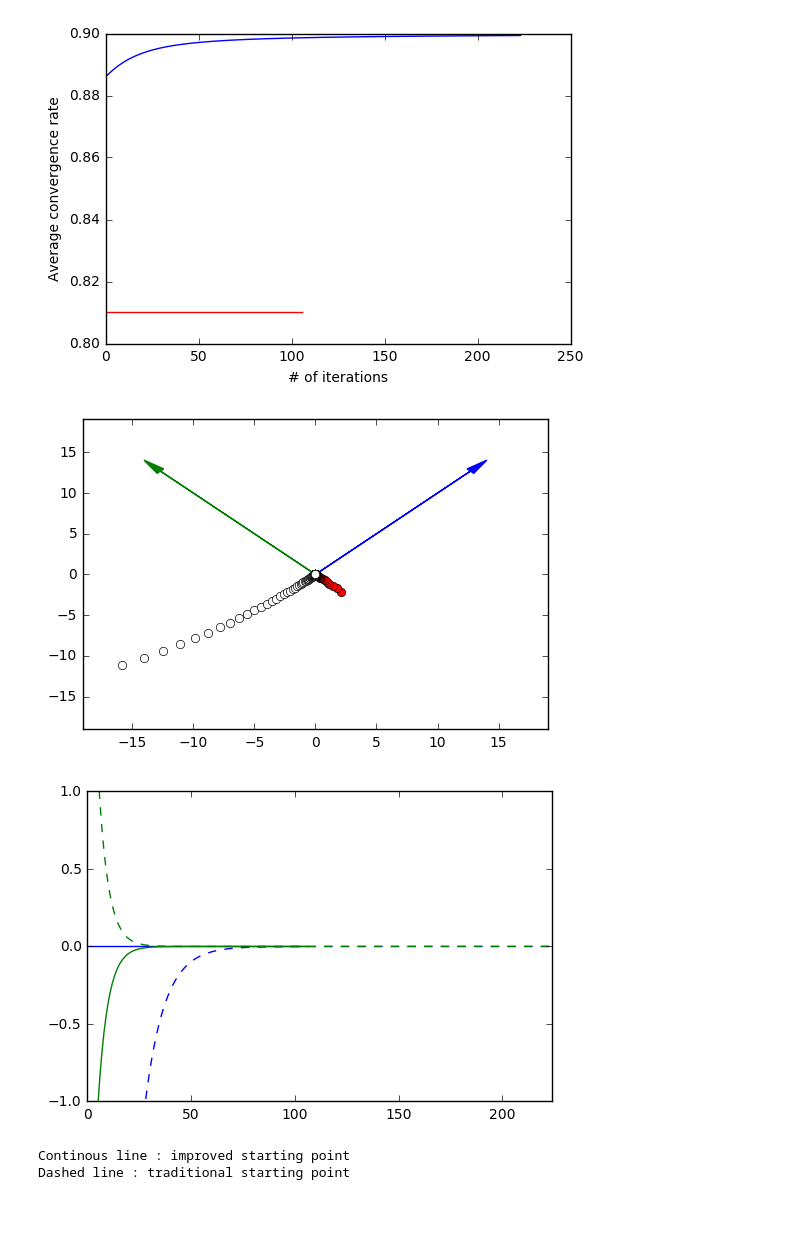
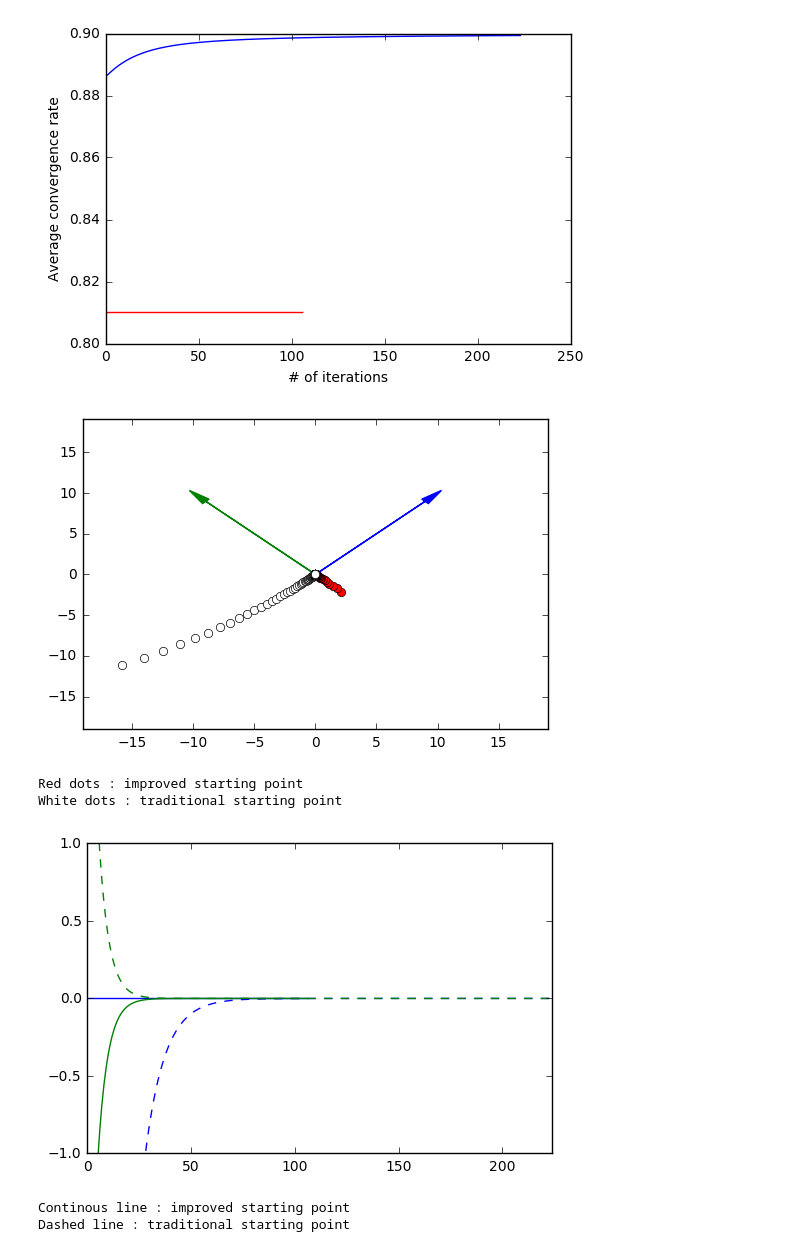
Before and after one commit to afcarl/rlcourse-january27-MTanneau, a Jupyter notebook: RL_Jan27_MTanneau.ipynb, the cells around one changed output. Drawn from its saved outputs; the diff is of its cells as text; code cells hidden in the pictures; blank space fills up the shorter version.

Commit message:
Correction to eigenspace plots (part 5)

```diff
--- a/RL_Jan27_MTanneau.ipynb
+++ b/RL_Jan27_MTanneau.ipynb
@@ -346,36 +346,40 @@ Theoretical slope (r): -0.0915149811214
 [figure]
 [figure]
 # %%
-n=np.size(V_acc[:,0])
 x_max = 1.2*np.max(np.abs(V[0,:]))
 
 #plot convergence of value function
 plt.plot(V_acc[:,0],V_acc[:,1],'ro')
 plt.plot(V[:,0],V[:,1],'wo')
 
 plt.plot([-x_max,-x_max], [x_max,x_max], color='b', linestyle='--')
 plt.axis([-x_max,x_max,-x_max,x_max])
 ax = plt.axes()
 
 #plot eigenvectors of P_pi
-ax.arrow(0,0,x_max/1.5,x_max/1.5,head_width=x_max/25, head_length=x_max/10,fc='b', ec='b')
-ax.arrow(0,0,-x_max/1.5,x_max/1.5,head_width=x_max/25, head_length=x_max/10,fc='g', ec='g')
-
+#resize eigenvectors for display
+ax.arrow(0,0,v[0,0]*x_max/1.5,v[1,0]*x_max/1.5,head_width=x_max/25, head_length=x_max/10,fc='b', ec='b')
+ax.arrow(0,0,v[0,1]*x_max/1.5,v[1,1]*x_max/1.5,head_width=x_max/25, head_length=x_max/10,fc='g', ec='g')
 #plt.axes().set_aspect('equal')
 plt.show()
+print 'Red dots : improved starting point'
+print 'White dots : traditional starting point'
+
 
 #plot projection on eigenspaces
 plt.plot(range(n1), np.dot(V_acc,v[:,0]),'b-')
 plt.plot(range(n1), np.dot(V_acc,v[:,1]),'g-')
 
 plt.plot(range(n2), np.dot(V,v[:,0]),'b--')
 plt.plot(range(n2), np.dot(V,v[:,1]),'g--')
 plt.axis([0,max(n1,n2),-1,1])
 plt.show()
 print 'Continous line : improved starting point'
 print 'Dashed line : traditional starting point'
 # %% [output]
-[figure, old version]
+[figure, new version]
+Red dots : improved starting point
+White dots : traditional starting point
 [figure]
-Continous line : improved starting point
-Dashed line : traditional starting point
+Continous line : improved starting point
+Dashed line : traditional starting point
```
Also changed, not shown: parts of 1 cell of this notebook.
